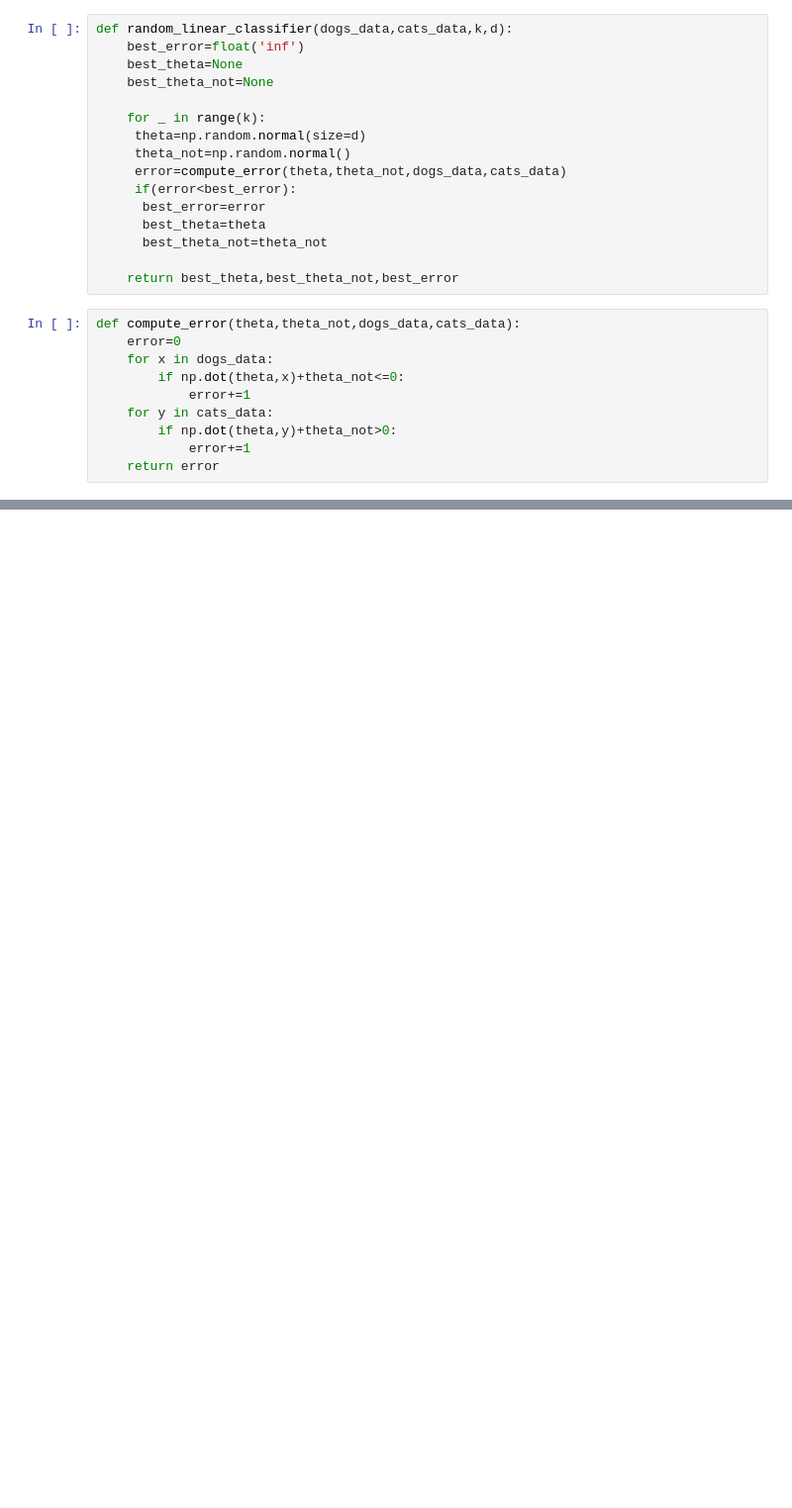
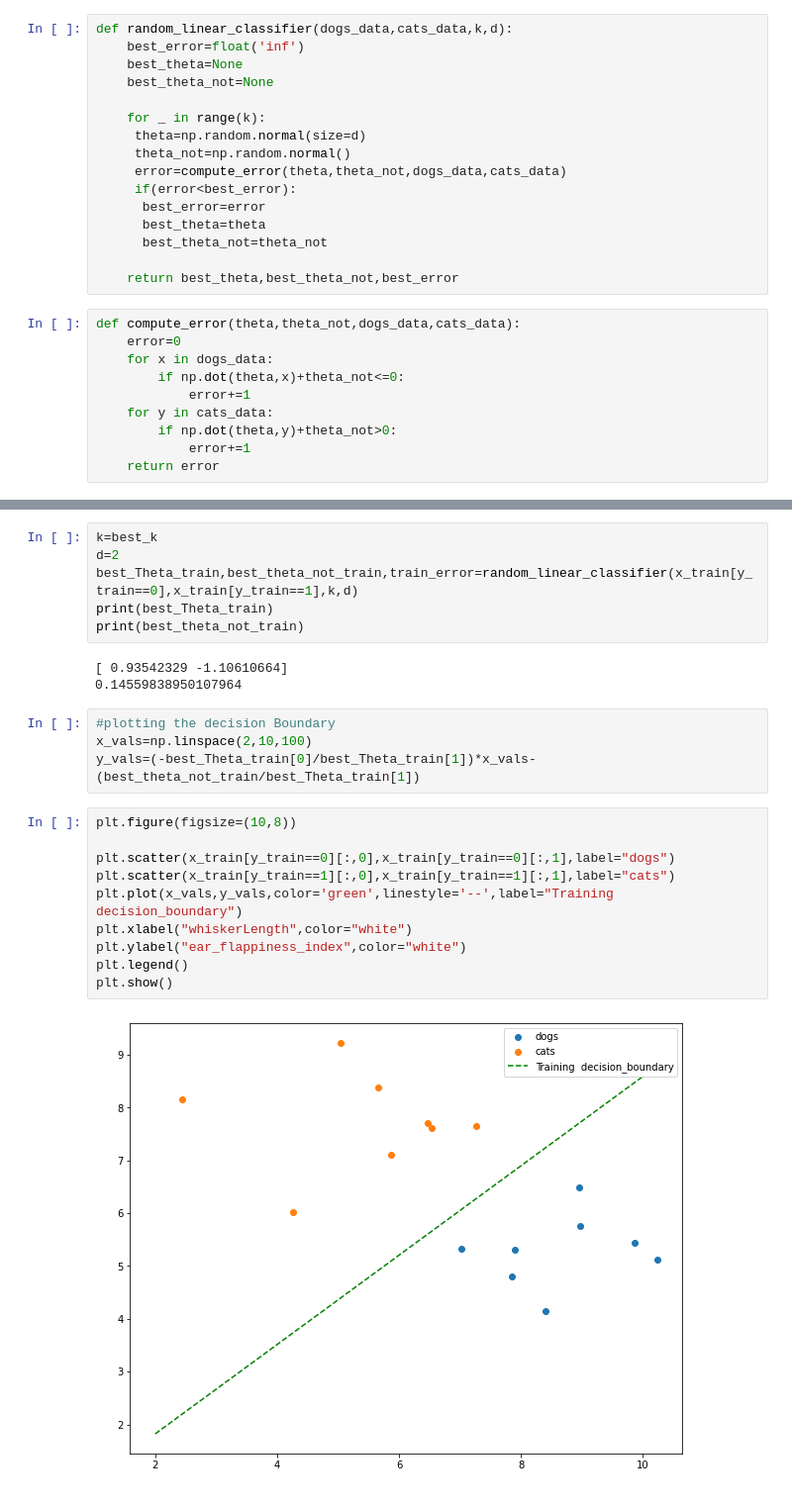
Before and after one commit to vardhanmamidi7/ML, a Jupyter notebook: Linear-classifier_train_test.ipynb, the cells around one changed output, grey strips where cells are left out. Shown: that part at 99% size. Drawn from its saved outputs; the diff is of its cells as text; blank space fills up the shorter version.

```diff
--- a/Linear-classifier_train_test.ipynb
+++ b/Linear-classifier_train_test.ipynb
@@ -94,0 +138,25 @@ def cross_validation(data_dogs,data_cats,k_values,n_splits=5):
+# %%
+k=best_k
+d=2
+best_Theta_train,best_theta_not_train,train_error=random_linear_classifier(x_train[y_train==0],x_train[y_train==1],k,d)
+print(best_Theta_train)
+print(best_theta_not_train)
+# %% [output]
+[ 0.93542329 -1.10610664]
+0.14559838950107964
+# %%
+#plotting the decision Boundary
+x_vals=np.linspace(2,10,100)
+y_vals=(-best_Theta_train[0]/best_Theta_train[1])*x_vals-(best_theta_not_train/best_Theta_train[1])
+# %%
+plt.figure(figsize=(10,8))
+
+plt.scatter(x_train[y_train==0][:,0],x_train[y_train==0][:,1],label="dogs")
+plt.scatter(x_train[y_train==1][:,0],x_train[y_train==1][:,1],label="cats")
+plt.plot(x_vals,y_vals,color='green',linestyle='--',label="Training  decision_boundary")
+plt.xlabel("whiskerLength",color="white")
+plt.ylabel("ear_flappiness_index",color="white")
+plt.legend()
+plt.show()
+# %% [output]
+[figure, added]
```
Also changed, not shown: parts of 2 cells of this notebook, 1 other file.
